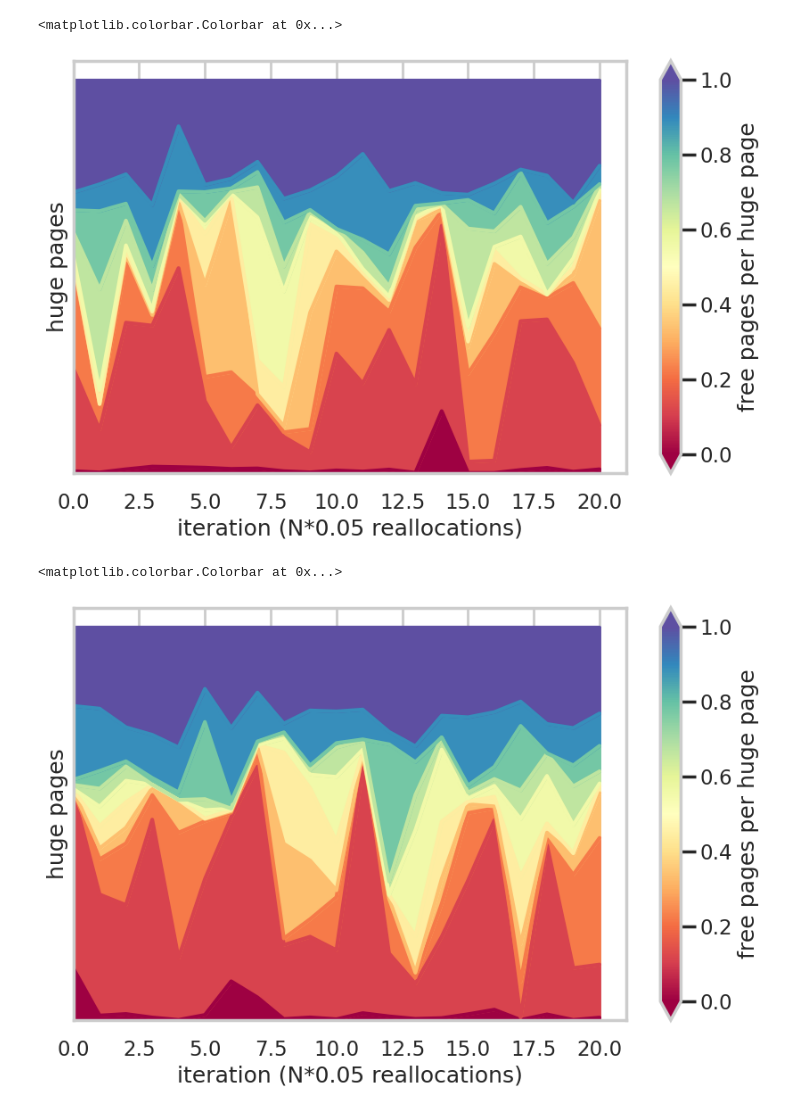
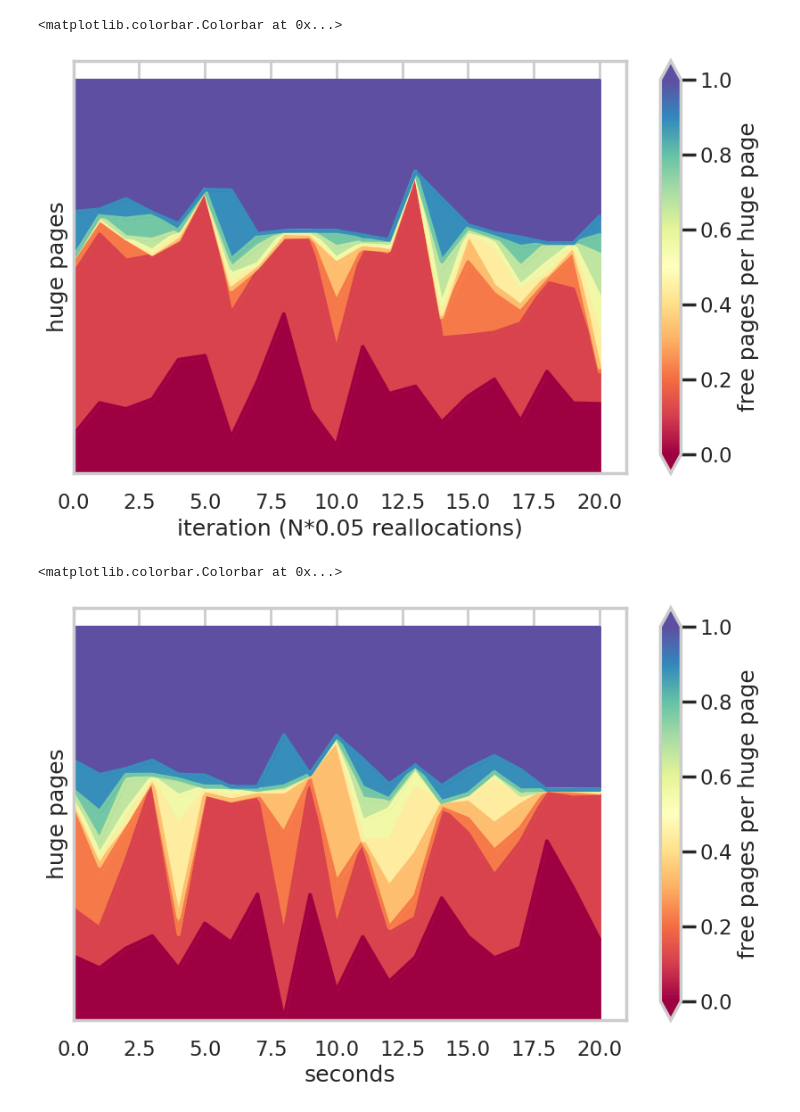
Before and after one commit to luhsra/llfree-rs, a Jupyter notebook: results/frag.ipynb, the cells around one changed output. Cells and saved outputs as stored; diff of their text form; code cells hidden in the pictures.

```diff
--- a/results/frag.ipynb
+++ b/results/frag.ipynb
@@ -147,24 +147,24 @@ plot.set(xlabel="iteration")
 # %%
-data = parse_fragout(Path("frag.txt"))
+data = parse_fragout(Path("stress-l.txt"))
 per_huge = data[[*data.columns[2:]]]
 buckets = per_huge.apply(pd.value_counts, axis=1).fillna(0)
 
 fix, ax = plt.subplots()
 fix.set_figwidth(10)
 fix.set_figheight(6)
 fix.set_facecolor("white")
 
 cmap = sns.color_palette("Spectral", as_cmap=True, n_colors=10)
 
 buckets.plot.area(ax=ax, xlim=(0, None), xlabel="iteration (N*0.05 reallocations)",
                ylabel="huge pages", yticks=[], legend=False, colormap=cmap)
 plt.colorbar(cm.ScalarMappable(cmap=cmap), ax=ax, extend="both",
              label="free pages per huge page")
 # %% [output]
 <matplotlib.colorbar.Colorbar at 0x...>
-[figure, old version]
+[figure, new version]
 # %%
-data = parse_fragout(Path("frag.txt"))
+data = parse_fragout(Path("stress-c.txt"))
 per_huge = data[[*data.columns[2:]]]
 buckets = per_huge.apply(pd.value_counts, axis=1).fillna(0)
 
@@ -175,10 +175,10 @@ fix.set_facecolor("white")
 
 cmap = sns.color_palette("Spectral", as_cmap=True, n_colors=10)
 
-buckets.plot.area(ax=ax, xlim=(0, None), xlabel="iteration (N*0.05 reallocations)",
+buckets.plot.area(ax=ax, xlim=(0, None), xlabel="seconds",
                ylabel="huge pages", yticks=[], legend=False, colormap=cmap)
 plt.colorbar(cm.ScalarMappable(cmap=cmap), ax=ax, extend="both",
              label="free pages per huge page")
 # %% [output]
 <matplotlib.colorbar.Colorbar at 0x...>
-[figure, old version]
+[figure, new version]
```
Also changed, not shown: parts of 6 cells of this notebook, 3 other files.
